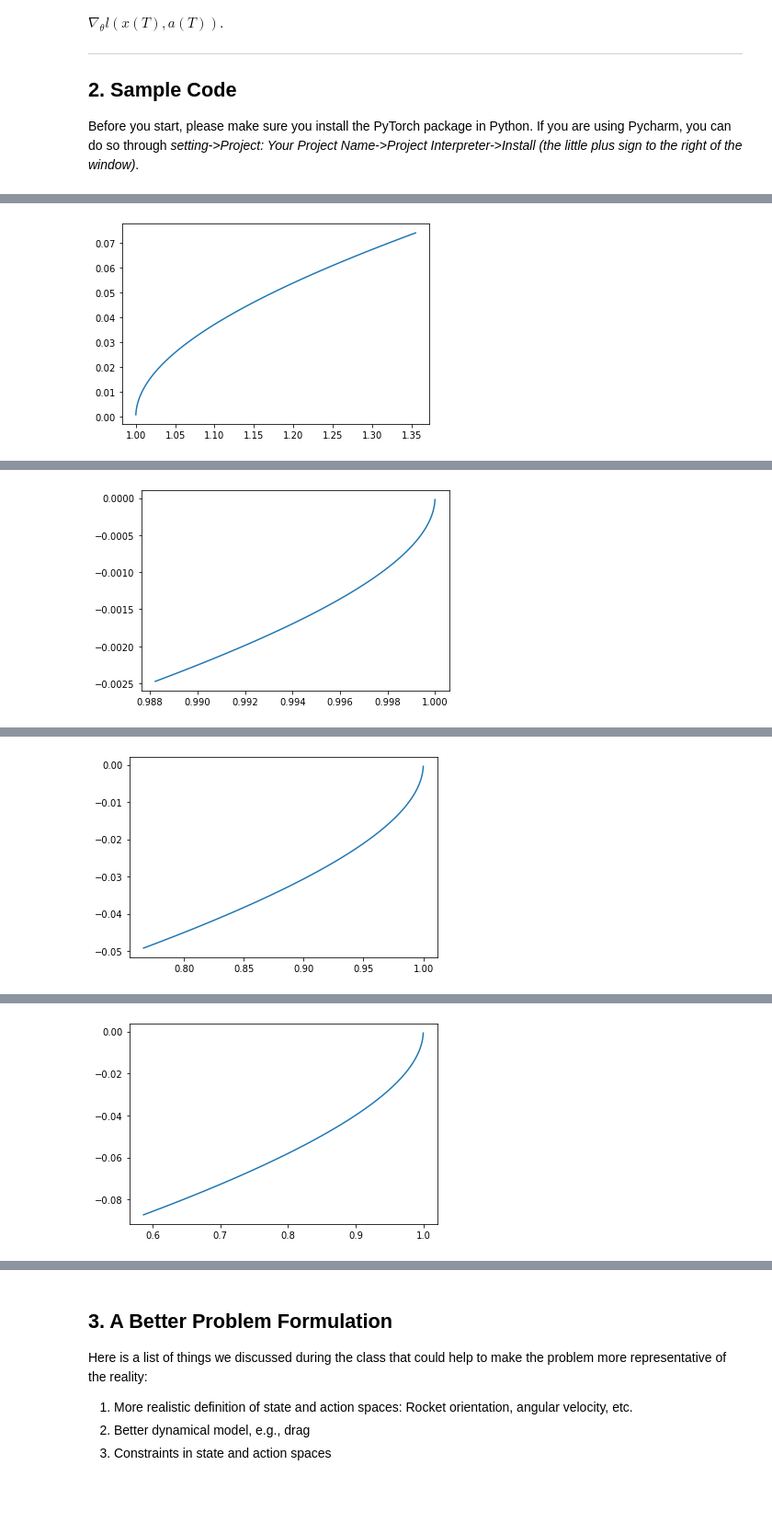
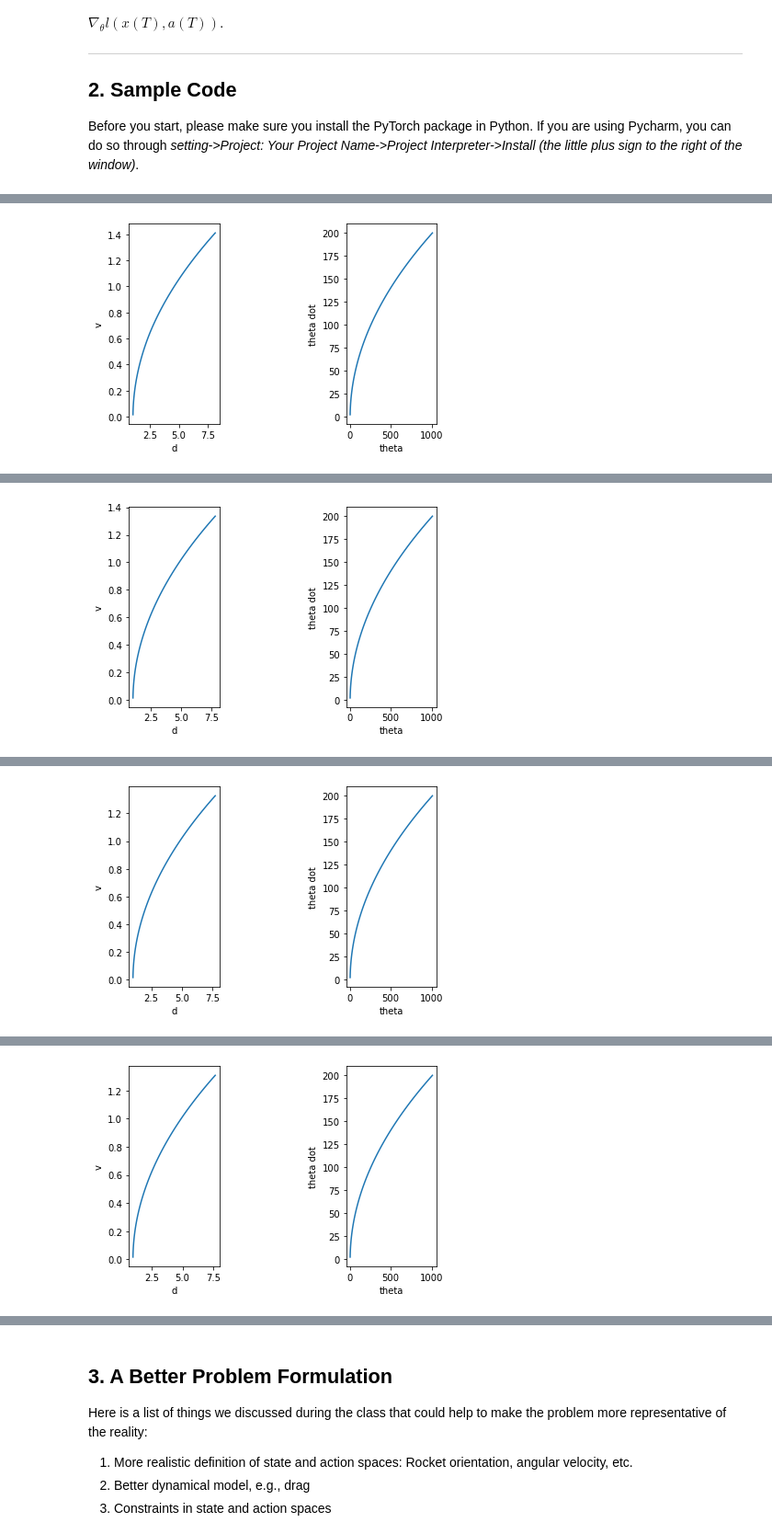
Before and after one commit to kphill1/DesignOptimization2021Fall, a Jupyter notebook: MAE598_Project.ipynb, the cells around one changed output, grey strips where cells are left out. Shown at 92% size. Saved outputs shown, nothing was run; the diff lists cells and outputs as text; code cells hidden in the pictures; blank space fills up the shorter version.

Commit message:
Updated the dynamics to add rocket orientation and angular velocity

```diff
--- a/MAE598_Project.ipynb
+++ b/MAE598_Project.ipynb
@@ -67,7 +67,7 @@ BOOST_ACCEL = 0.18  # thrust constant
 # # the following parameters are not being used in the sample code
 # PLATFORM_WIDTH = 0.25  # landing platform width
 # PLATFORM_HEIGHT = 0.06  # landing platform height
-# ROTATION_ACCEL = 20  # rotation constant
+ROTATION_ACCEL = 20  # rotation constant
 # %%
 # define system dynamics
 # Notes:
@@ -119,32 +127,6 @@ class Dynamics(nn.Module):
         state = t.matmul(step_mat, state)
 
         return state
-# %%
-# Demonstrate the inplace operation issue
-
-class Dynamics(nn.Module):
-
-    def __init__(self):
-        super(Dynamics, self).__init__()
-
-    @staticmethod
-    def forward(state, action):
-
-        """
-        action: thrust or no thrust
-        state[0] = y
-        state[1] = y_dot
-        """
-
-        # Update velocity using element-wise operation. This leads to an error from PyTorch.
-        state[1] = state[1] + GRAVITY_ACCEL * FRAME_TIME - BOOST_ACCEL * FRAME_TIME * action
-
-        # Update state
-        step_mat = t.tensor([[1., FRAME_TIME],
-                            [0., 1.]])
-        state = t.matmul(step_mat, state)
-
-        return state
 # %%
 # a deterministic controller
 # Note:
@@ -209,11 +191,11 @@ class Simulation(nn.Module):
 
     @staticmethod
     def initialize_state():
-        state = [1., 0.]  # TODO: need batch of initial states
+        state = [1., 0., 1., 0.]  # TODO: need batch of initial states
         return t.tensor(state, requires_grad=False).float()
 
     def error(self, state):
-        return state[0]**2 + state[1]**2
+        return state[0]**2 + state[1]**2 + state[2]**2 + state[3]**2
 # %%
 # set up the optimizer
 # Note:
@@ -248,13 +230,24 @@ class Optimize:
         data = np.array([self.simulation.state_trajectory[i].detach().numpy() for i in range(self.simulation.T)])
         x = data[:, 0]
         y = data[:, 1]
+        theta = data[:, 2]
+        theta_dot = data[:,3]
+
+        plt.subplot(1, 3, 1)
         plt.plot(x, y)
+        plt.xlabel('d')
+        plt.ylabel('v')
+
+        plt.subplot(1, 3, 3)
+        plt.plot(theta, theta_dot)
+        plt.xlabel('theta')
+        plt.ylabel('theta dot')
         plt.show()
 # %%
 # Now it's time to run the code!
 
 T = 100  # number of time steps
-dim_input = 2  # state space dimensions
+dim_input = 4  # state space dimensions
 dim_hidden = 6  # latent dimensions
 dim_output = 1  # action space dimensions
 d = Dynamics()  # define dynamics
@@ -267 +260 @@ o.train(40)  # solve the optimization problem - 40 represents the number of iter
-[figure, old version]
+[figure, new version]
@@ -269 +262 @@ o.train(40)  # solve the optimization problem - 40 represents the number of iter
-[figure, old version]
+[figure, new version]
@@ -271 +264 @@ o.train(40)  # solve the optimization problem - 40 represents the number of iter
-[figure, old version]
+[figure, new version]
@@ -273 +266 @@ o.train(40)  # solve the optimization problem - 40 represents the number of iter
-[figure, old version]
+[figure, new version]
```
Also changed, not shown: parts of 2 cells of this notebook.
